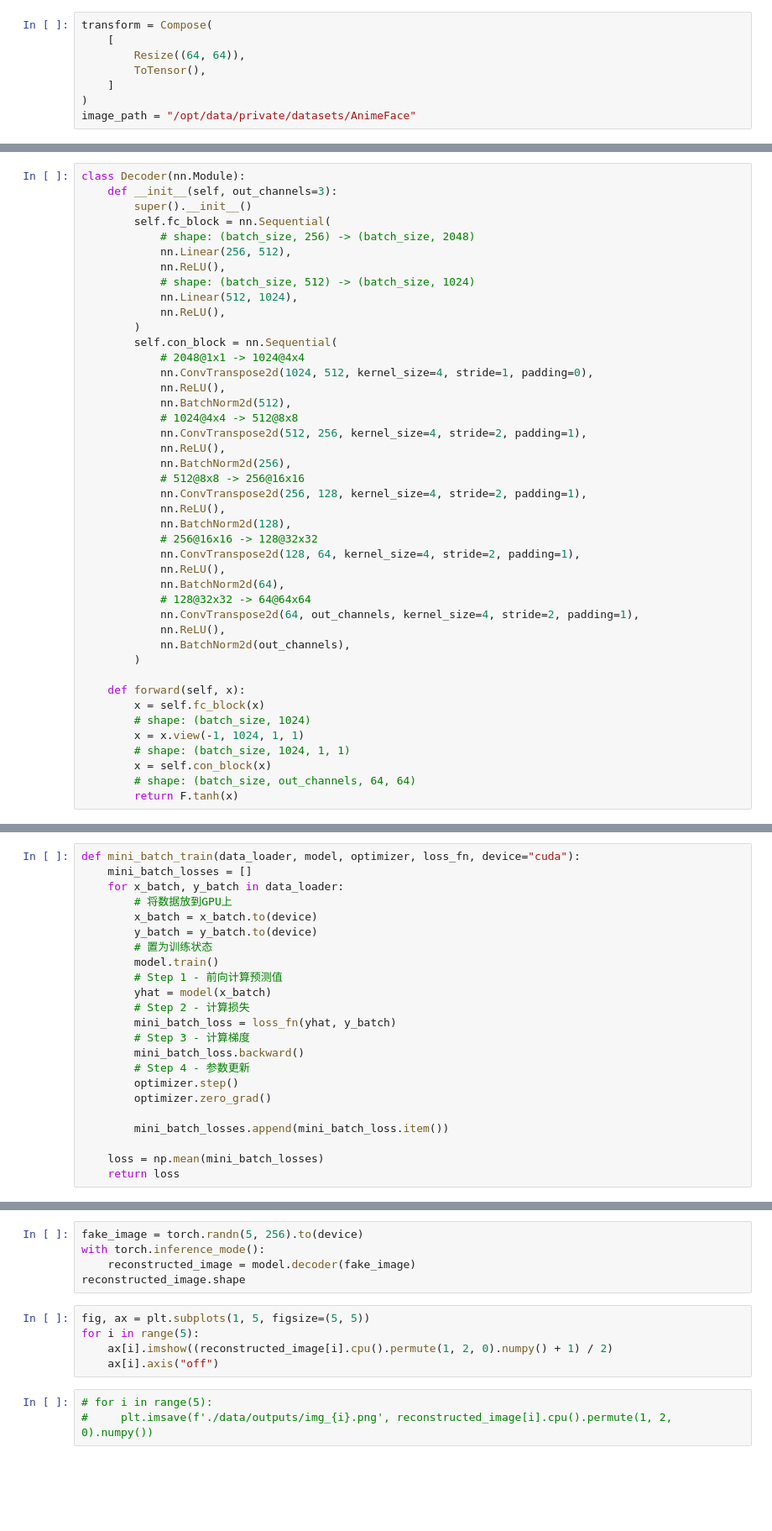
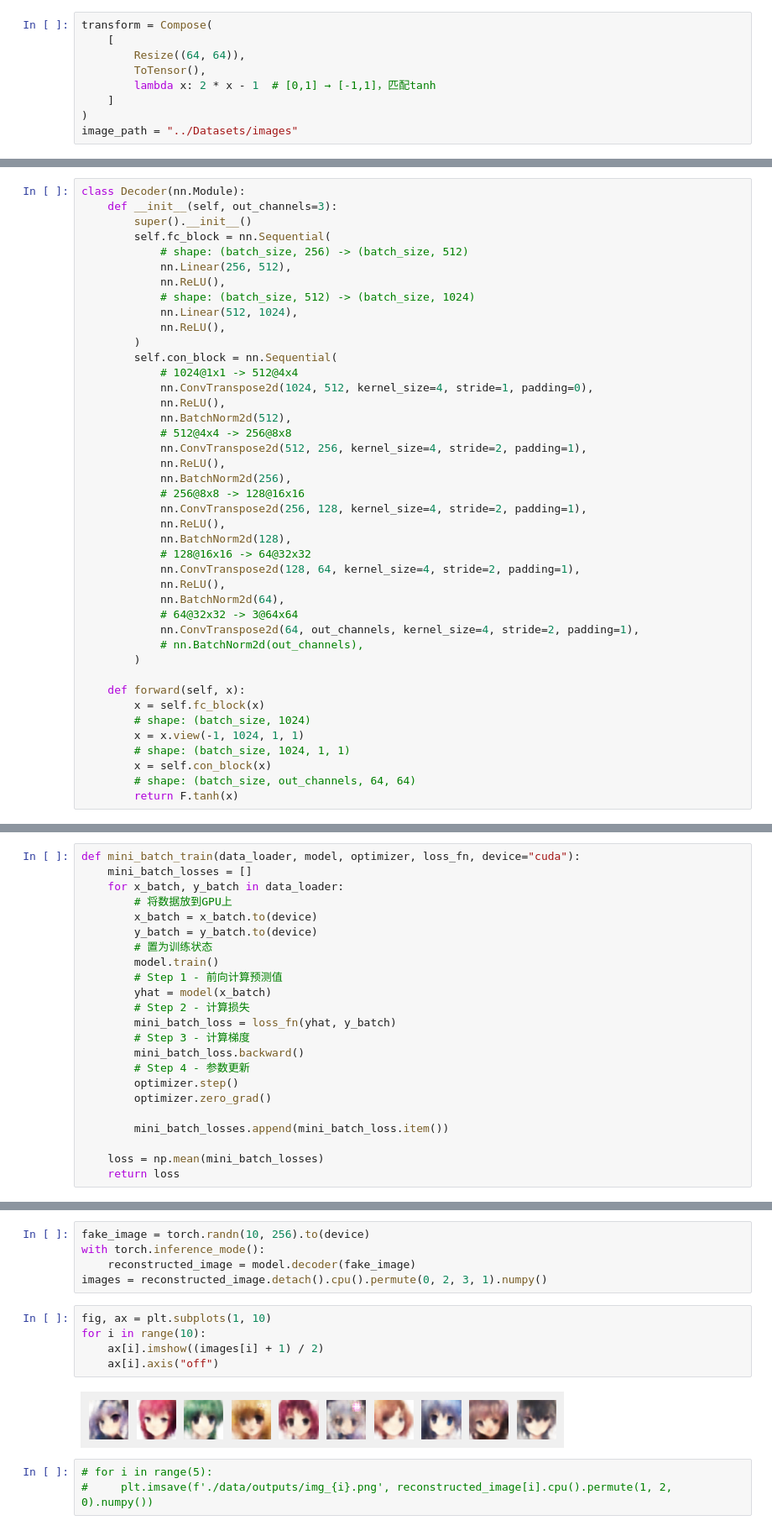
Before and after one commit to ShuningCui/AIMicromajor, a Jupyter notebook: Lesson5/3_AutoEncoder.ipynb, the cells around one changed output, grey strips where cells are left out. Shown at 84% size. Drawn from its saved outputs; the diff is of its cells as text; blank space fills up the shorter version.

```diff
--- a/Lesson5/3_AutoEncoder.ipynb
+++ b/Lesson5/3_AutoEncoder.ipynb
@@ -45,9 +54,10 @@ transform = Compose(
     [
         Resize((64, 64)),
         ToTensor(),
+        lambda x: 2 * x - 1  # [0,1] → [-1,1]，匹配tanh
     ]
 )
-image_path = "/opt/data/private/datasets/AnimeFace"
+image_path = "../Datasets/images"
 # %%
 ImageDataset = ImageFile(image_path=image_path, transform=transform)
 train_loader = DataLoader(ImageDataset, batch_size=256, shuffle=True)
@@ -125,7 +148,7 @@ class Decoder(nn.Module):
     def __init__(self, out_channels=3):
         super().__init__()
         self.fc_block = nn.Sequential(
-            # shape: (batch_size, 256) -> (batch_size, 2048)
+            # shape: (batch_size, 256) -> (batch_size, 512)
             nn.Linear(256, 512),
             nn.ReLU(),
             # shape: (batch_size, 512) -> (batch_size, 1024)
@@ -133,26 +156,25 @@ class Decoder(nn.Module):
             nn.ReLU(),
         )
         self.con_block = nn.Sequential(
-            # 2048@1x1 -> 1024@4x4
+            # 1024@1x1 -> 512@4x4
             nn.ConvTranspose2d(1024, 512, kernel_size=4, stride=1, padding=0),
             nn.ReLU(),
             nn.BatchNorm2d(512),
-            # 1024@4x4 -> 512@8x8
+            # 512@4x4 -> 256@8x8
             nn.ConvTranspose2d(512, 256, kernel_size=4, stride=2, padding=1),
             nn.ReLU(),
             nn.BatchNorm2d(256),
-            # 512@8x8 -> 256@16x16
+            # 256@8x8 -> 128@16x16
             nn.ConvTranspose2d(256, 128, kernel_size=4, stride=2, padding=1),
             nn.ReLU(),
             nn.BatchNorm2d(128),
-            # 256@16x16 -> 128@32x32
+            # 128@16x16 -> 64@32x32
             nn.ConvTranspose2d(128, 64, kernel_size=4, stride=2, padding=1),
             nn.ReLU(),
             nn.BatchNorm2d(64),
-            # 128@32x32 -> 64@64x64
+            # 64@32x32 -> 3@64x64
             nn.ConvTranspose2d(64, out_channels, kernel_size=4, stride=2, padding=1),
-            nn.ReLU(),
-            nn.BatchNorm2d(out_channels),
+            # nn.BatchNorm2d(out_channels),
         )
 
     def forward(self, x):
@@ -254,13 +290,15 @@ fig = plot_losses()
 # %%
-fake_image = torch.randn(5, 256).to(device)
+fake_image = torch.randn(10, 256).to(device)
 with torch.inference_mode():
     reconstructed_image = model.decoder(fake_image)
-reconstructed_image.shape
+images = reconstructed_image.detach().cpu().permute(0, 2, 3, 1).numpy()
 # %%
-fig, ax = plt.subplots(1, 5, figsize=(5, 5))
-for i in range(5):
-    ax[i].imshow((reconstructed_image[i].cpu().permute(1, 2, 0).numpy() + 1) / 2)
+fig, ax = plt.subplots(1, 10)
+for i in range(10):
+    ax[i].imshow((images[i] + 1) / 2)
     ax[i].axis("off")
+# %% [output]
+[figure, added]
 # %%
 # for i in range(5):
 #     plt.imsave(f'./data/outputs/img_{i}.png', reconstructed_image[i].cpu().permute(1, 2, 0).numpy())
```
Also changed, not shown: parts of 11 cells of this notebook, 1 other file.
